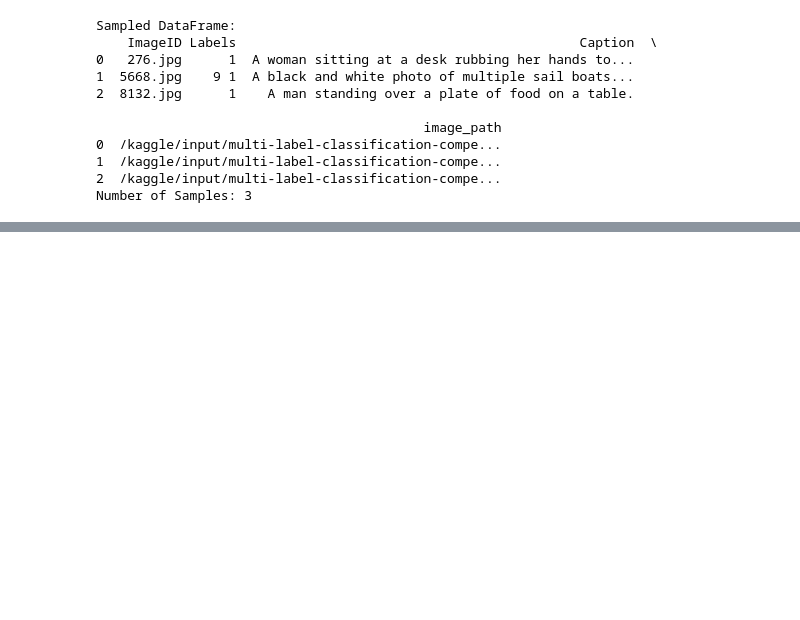
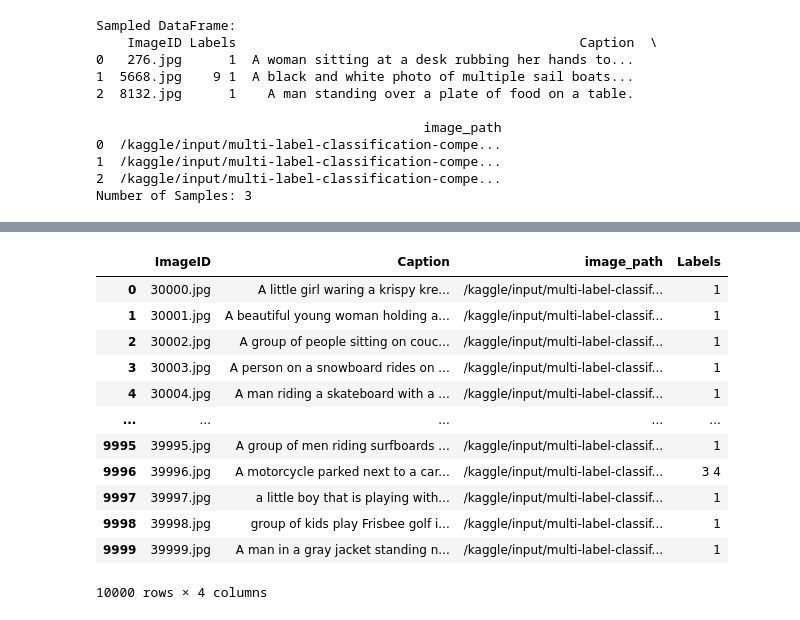
Before and after one commit to anu-sha19/multilabel-image-classification, a Jupyter notebook: kaggle_notebook.ipynb, the cells around one changed output, grey strips where cells are left out. Saved outputs shown, nothing was run; the diff lists cells and outputs as text; code cells hidden in the pictures; blank space fills up the shorter version.

```diff
--- a/kaggle_notebook.ipynb
+++ b/kaggle_notebook.ipynb
@@ -451,0 +643,21 @@ push_to_hub: <function PushToHubMixin.push_to_hub at 0x...>
+# %%
+import torch
+print("GPU Available:", torch.cuda.is_available())
+print("GPU Name:", torch.cuda.get_device_name(0) if torch.cuda.is_available() else "No GPU")
+
+#lets start training the model
+import os
+trainer = Trainer(
+    model,
+    args,
+    train_dataset=train_dataset,
+    eval_dataset=val_ds,
+    tokenizer=tokenizer,
+    compute_metrics=compute_metrics
+)
+
+os.environ["WANDB_MODE"] = "offline"
+os.environ["WANDB_DISABLED"] = "true"
+import wandb
+wandb.init(mode="disabled")
+trainer.train()
@@ -451,0 +688,37 @@ push_to_hub: <function PushToHubMixin.push_to_hub at 0x...>
+# %%
+device = torch.device("cuda:0" if torch.cuda.is_available() else "cpu")
+from tqdm.auto import tqdm
+test_loader = DataLoader(test_ds, batch_size=batch_size, shuffle=False)
+predicted_labels = []
+trainer.model.eval()
+for batch in tqdm(test_loader):
+    batch = {k:v.to(device) for k,v in batch.items()}
+    with torch.no_grad():
+        outputs = trainer.model(**batch)
+        # apply sigmoid + threshold
+        sigmoid = torch.nn.Sigmoid()
+        probs = sigmoid(outputs.logits.cpu())
+
+        predictions = np.zeros(probs.shape)
+        predictions[np.where(probs >= 0.5)] = 1
+        # turn predicted id's into actual label names
+
+        for preds in predictions:
+            predicted_labels.append(" ".join([id_to_label[idx] for idx, label in enumerate(preds) if label == 1.0]))
+
+test_df["Labels"] = predicted_labels
+test_df
+# %% [output]
+|  | ImageID | Caption | image_path | Labels |
+| 0 | 30000.jpg | A little girl waring a krispy kre... | /kaggle/input/multi-label-classif... | 1 |
+| 1 | 30001.jpg | A beautiful young woman holding a... | /kaggle/input/multi-label-classif... | 1 |
+| 2 | 30002.jpg | A group of people sitting on couc... | /kaggle/input/multi-label-classif... | 1 |
+| 3 | 30003.jpg | A person on a snowboard rides on ... | /kaggle/input/multi-label-classif... | 1 |
+| 4 | 30004.jpg | A man riding a skateboard with a ... | /kaggle/input/multi-label-classif... | 1 |
+| ... | ... | ... | ... | ... |
+| 9995 | 39995.jpg | A group of men riding surfboards ... | /kaggle/input/multi-label-classif... | 1 |
+| 9996 | 39996.jpg | A motorcycle parked next to a car... | /kaggle/input/multi-label-classif... | 3 4 |
+| 9997 | 39997.jpg | a little boy that is playing with... | /kaggle/input/multi-label-classif... | 1 |
+| 9998 | 39998.jpg | group of kids play Frisbee golf i... | /kaggle/input/multi-label-classif... | 1 |
+| 9999 | 39999.jpg | A man in a gray jacket standing n... | /kaggle/input/multi-label-classif... | 1 |
+10000 rows × 4 columns
```
Also changed, not shown: parts of 15 cells of this notebook.
